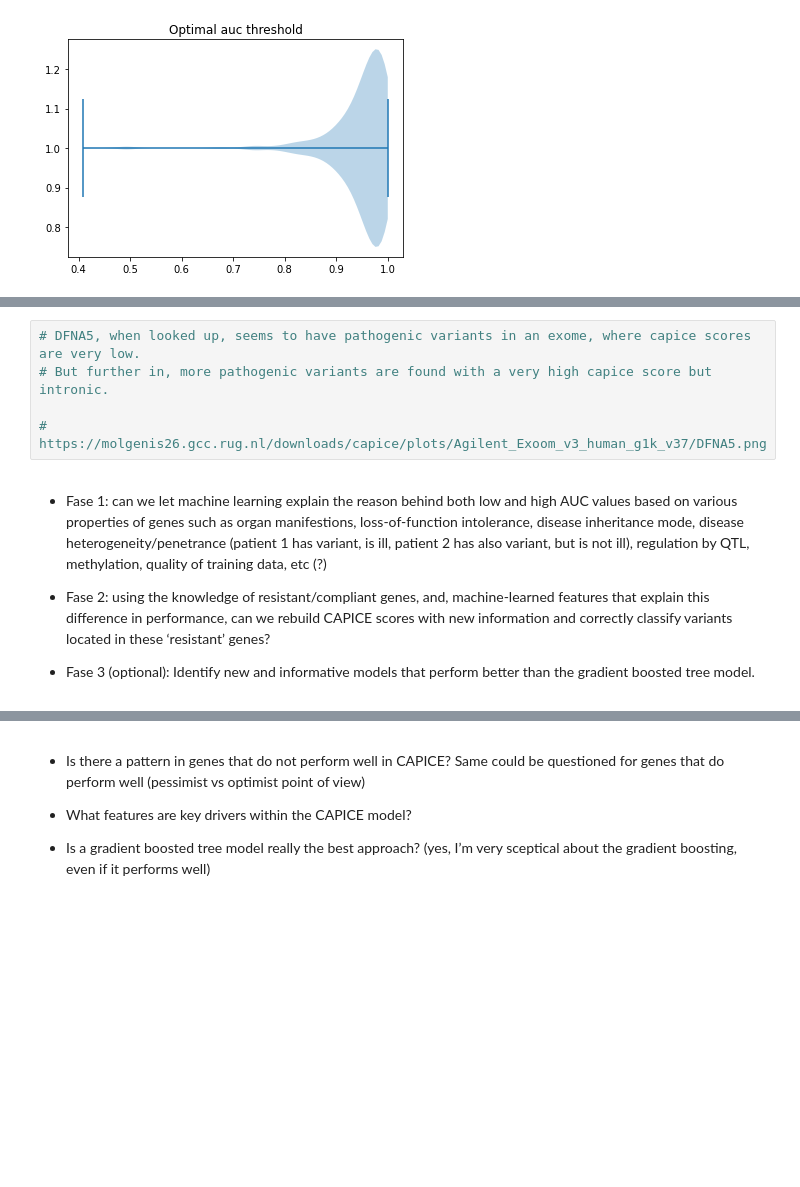
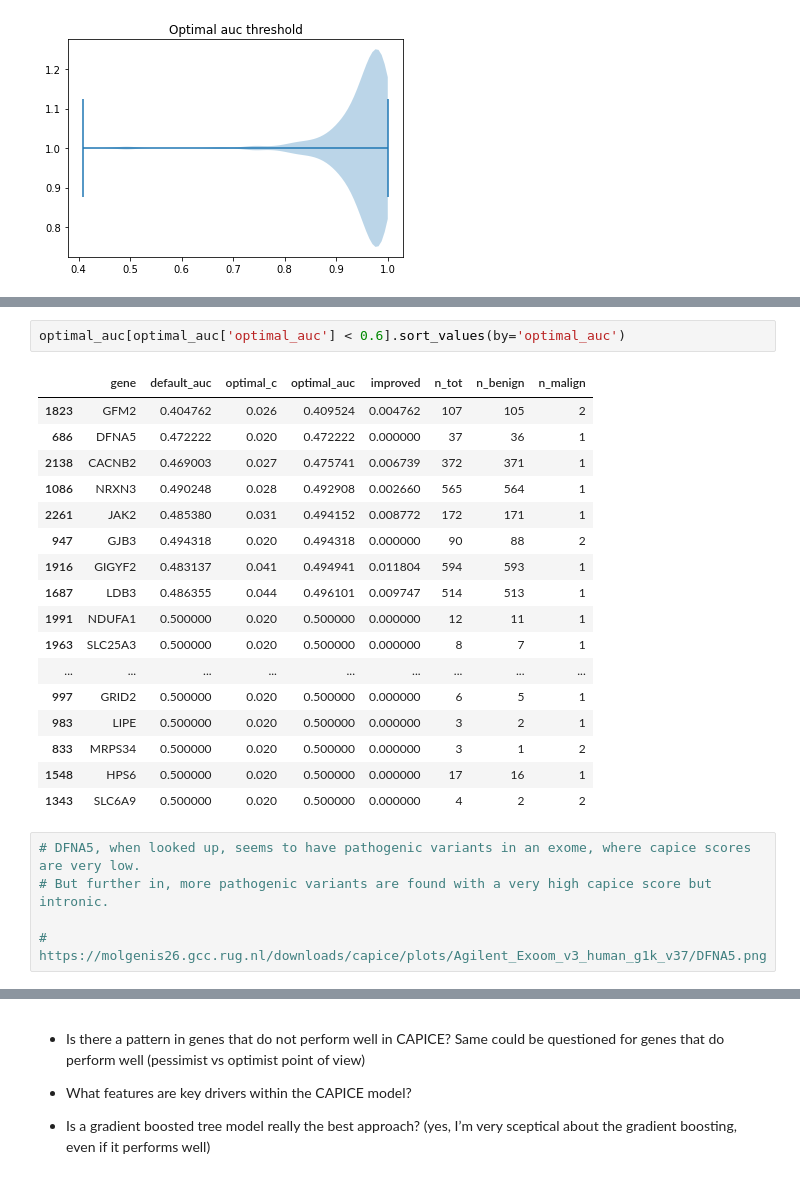
Before and after one commit to SietsmaRJ/dsls_master_thesis, a Jupyter notebook: side_scripts/detailed_data_visualization.ipynb, the cells around one changed output, grey strips where cells are left out. Drawn from its saved outputs; the diff is of its cells as text; blank space fills up the shorter version.

```diff
--- a/side_scripts/detailed_data_visualization.ipynb
+++ b/side_scripts/detailed_data_visualization.ipynb
@@ -801,11 +678,25 @@ plt.show()
+# %%
+optimal_auc[optimal_auc['optimal_auc'] < 0.6].sort_values(by='optimal_auc')
+# %% [output]
+|  | gene | default_auc | optimal_c | optimal_auc | improved | n_tot | n_benign | n_malign |
+| 1823 | GFM2 | 0.404762 | 0.026 | 0.409524 | 0.004762 | 107 | 105 | 2 |
+| 686 | DFNA5 | 0.472222 | 0.020 | 0.472222 | 0.000000 | 37 | 36 | 1 |
+| 2138 | CACNB2 | 0.469003 | 0.027 | 0.475741 | 0.006739 | 372 | 371 | 1 |
+| 1086 | NRXN3 | 0.490248 | 0.028 | 0.492908 | 0.002660 | 565 | 564 | 1 |
+| 2261 | JAK2 | 0.485380 | 0.031 | 0.494152 | 0.008772 | 172 | 171 | 1 |
+| 947 | GJB3 | 0.494318 | 0.020 | 0.494318 | 0.000000 | 90 | 88 | 2 |
+| 1916 | GIGYF2 | 0.483137 | 0.041 | 0.494941 | 0.011804 | 594 | 593 | 1 |
+| 1687 | LDB3 | 0.486355 | 0.044 | 0.496101 | 0.009747 | 514 | 513 | 1 |
+| 1991 | NDUFA1 | 0.500000 | 0.020 | 0.500000 | 0.000000 | 12 | 11 | 1 |
+| 1963 | SLC25A3 | 0.500000 | 0.020 | 0.500000 | 0.000000 | 8 | 7 | 1 |
+| ... | ... | ... | ... | ... | ... | ... | ... | ... |
+| 997 | GRID2 | 0.500000 | 0.020 | 0.500000 | 0.000000 | 6 | 5 | 1 |
+| 983 | LIPE | 0.500000 | 0.020 | 0.500000 | 0.000000 | 3 | 2 | 1 |
+| 833 | MRPS34 | 0.500000 | 0.020 | 0.500000 | 0.000000 | 3 | 1 | 2 |
+| 1548 | HPS6 | 0.500000 | 0.020 | 0.500000 | 0.000000 | 17 | 16 | 1 |
+| 1343 | SLC6A9 | 0.500000 | 0.020 | 0.500000 | 0.000000 | 4 | 2 | 2 |
 # %%
 # DFNA5, when looked up, seems to have pathogenic variants in an exome, where capice scores are very low.
 # But further in, more pathogenic variants are found with a very high capice score but intronic.
 
 # https://molgenis26.gcc.rug.nl/downloads/capice/plots/Agilent_Exoom_v3_human_g1k_v37/DFNA5.png
-# %% [markdown]
-- Fase 1: can we let machine learning explain the reason behind both low and high AUC values based on various properties of genes such as organ manifestions, loss-of-function intolerance, disease inheritance mode, disease heterogeneity/penetrance (patient 1 has variant, is ill, patient 2 has also variant, but is not ill), regulation by QTL, methylation, quality of training data, etc (?)
-
-- Fase 2: using the knowledge of resistant/compliant genes, and, machine-learned features that explain this difference in performance, can we rebuild CAPICE scores with new information and correctly classify variants located in these ‘resistant’ genes?
-
-- Fase 3 (optional): Identify new and informative models that perform better than the gradient boosted tree model.
```
Also changed, not shown: parts of 24 cells of this notebook, 1 other file.
